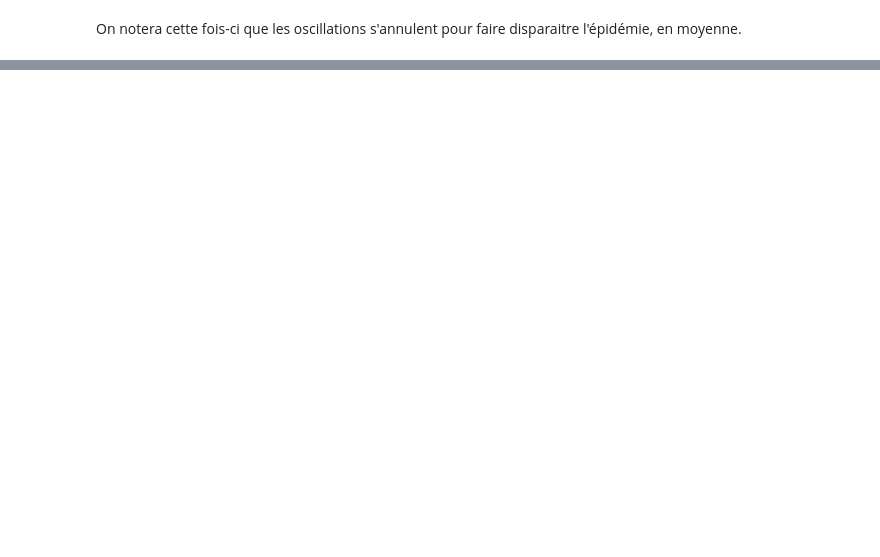
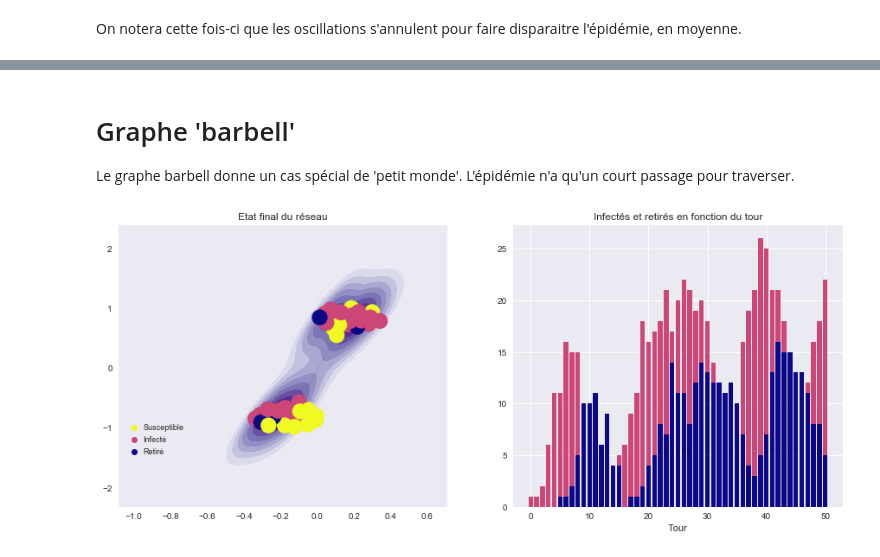
Before and after one commit to farid-fari/epidemics, a Jupyter notebook: epidemics/Exemples.ipynb, the cells around one changed output, grey strips where cells are left out. Drawn from its saved outputs; the diff is of its cells as text; code cells hidden in the pictures; blank space fills up the shorter version.

```diff
--- a/epidemics/Exemples.ipynb
+++ b/epidemics/Exemples.ipynb
@@ -86,0 +98,8 @@ sirs_stats.plot_avg(graph=g)
+# %% [markdown]
+# Graphe 'barbell'
+Le graphe barbell donne un cas spécial de 'petit monde'. L'épidémie n'a qu'un court passage pour traverser.
+# %%
+g = nx.barbell_graph(20, 0)
+sirs_heat.plot(graph=g, turns=50)
+# %% [output]
+[figure, added]
```
Also changed, not shown: parts of 21 cells of this notebook, 13 other files.
